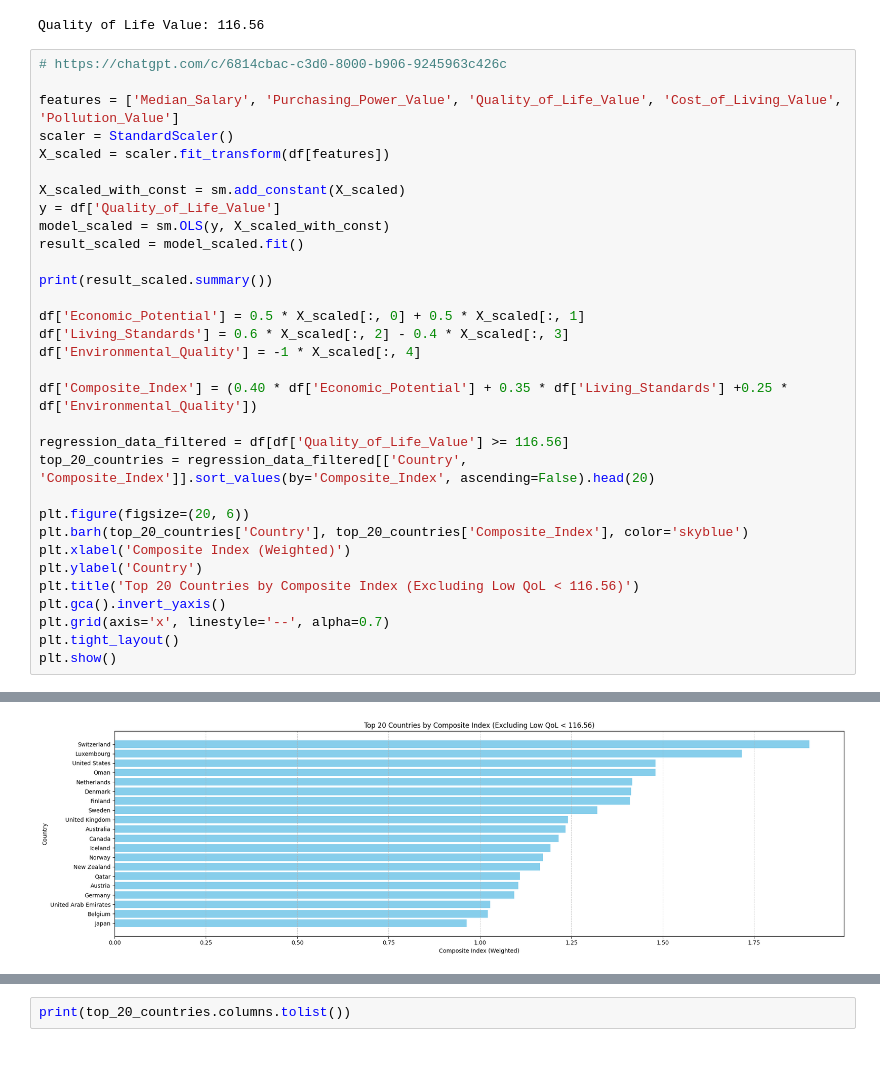
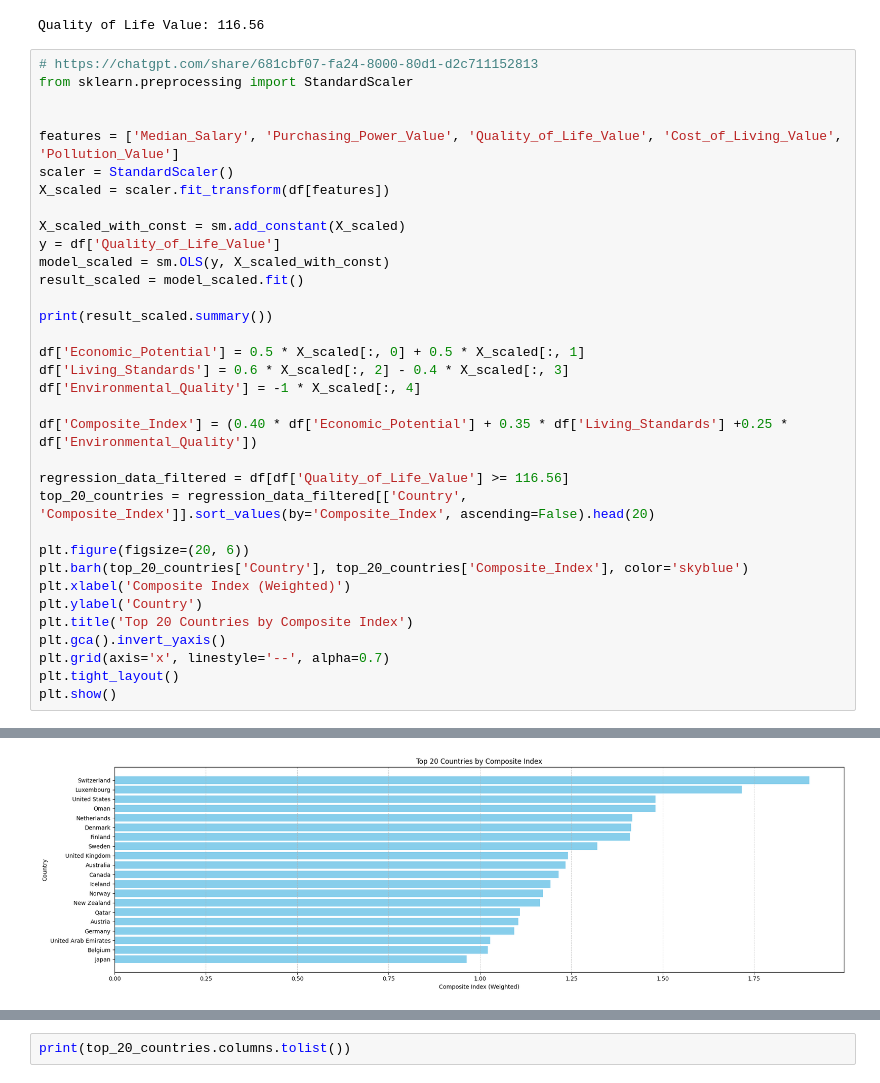
Before and after one commit to NojusMat/DataVisCA1, a Jupyter notebook: DataVisCA1_NojusMatusevicius_SD4A.ipynb, the cells around one changed output, grey strips where cells are left out. Saved outputs shown, nothing was run; the diff lists cells and outputs as text.

```diff
--- a/DataVisCA1_NojusMatusevicius_SD4A.ipynb
+++ b/DataVisCA1_NojusMatusevicius_SD4A.ipynb
@@ -1719,7 +1708,9 @@ print(f"Quality of Life Value: {max_qol_country['Quality_of_Life_Value']}")
 # %% [output]
 Quality of Life Value: 116.56
 # %%
-# https://chatgpt.com/c/6814cbac-c3d0-8000-b906-9245963c426c
+# https://chatgpt.com/share/681cbf07-fa24-8000-80d1-d2c711152813
+from sklearn.preprocessing import StandardScaler
+
 
 features = ['Median_Salary', 'Purchasing_Power_Value', 'Quality_of_Life_Value', 'Cost_of_Living_Value', 'Pollution_Value']
 scaler = StandardScaler()
@@ -1745,7 +1736,7 @@ plt.figure(figsize=(20, 6))
 plt.barh(top_20_countries['Country'], top_20_countries['Composite_Index'], color='skyblue')
 plt.xlabel('Composite Index (Weighted)')
 plt.ylabel('Country')
-plt.title('Top 20 Countries by Composite Index (Excluding Low QoL < 116.56)')
+plt.title('Top 20 Countries by Composite Index')
 plt.gca().invert_yaxis()
 plt.grid(axis='x', linestyle='--', alpha=0.7)
 plt.tight_layout()
@@ -1788,4 +1782,4 @@ See the caveats in the documentation: https://pandas.pydata.org/pandas-docs/stab
-[figure, old version]
+[figure, new version]
 # %%
 from sklearn.cluster import KMeans
 import matplotlib.pyplot as plt
```
Also changed, not shown: parts of 36 cells of this notebook.
